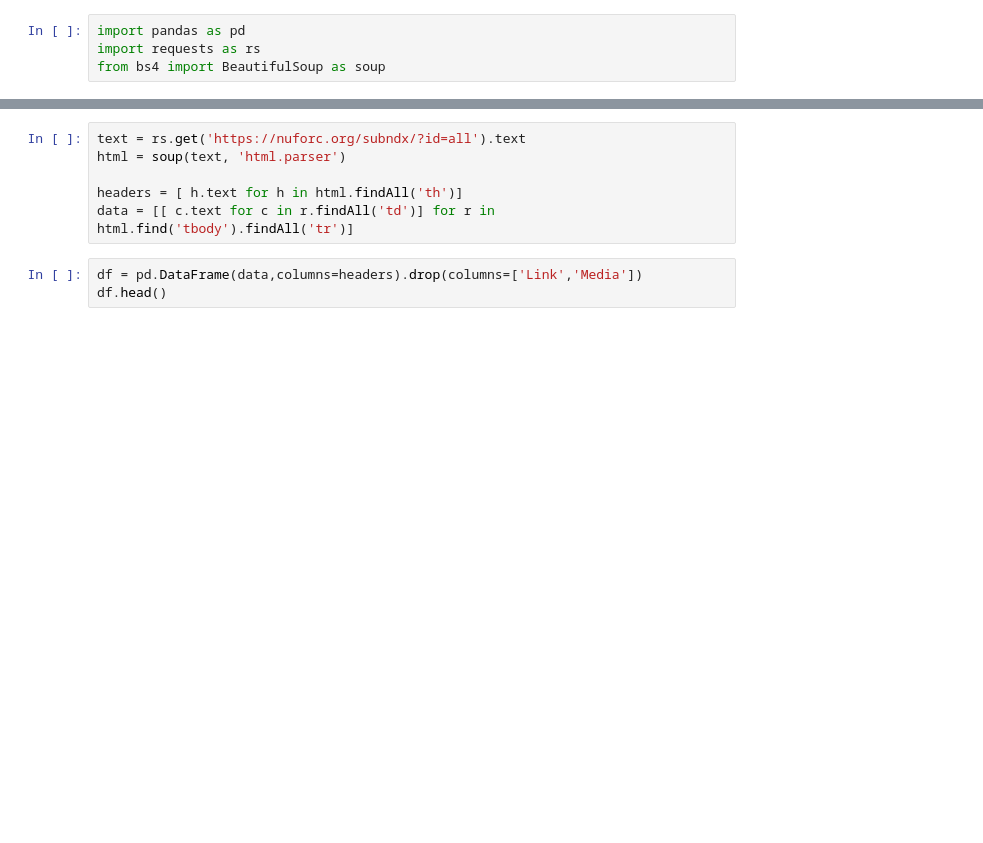
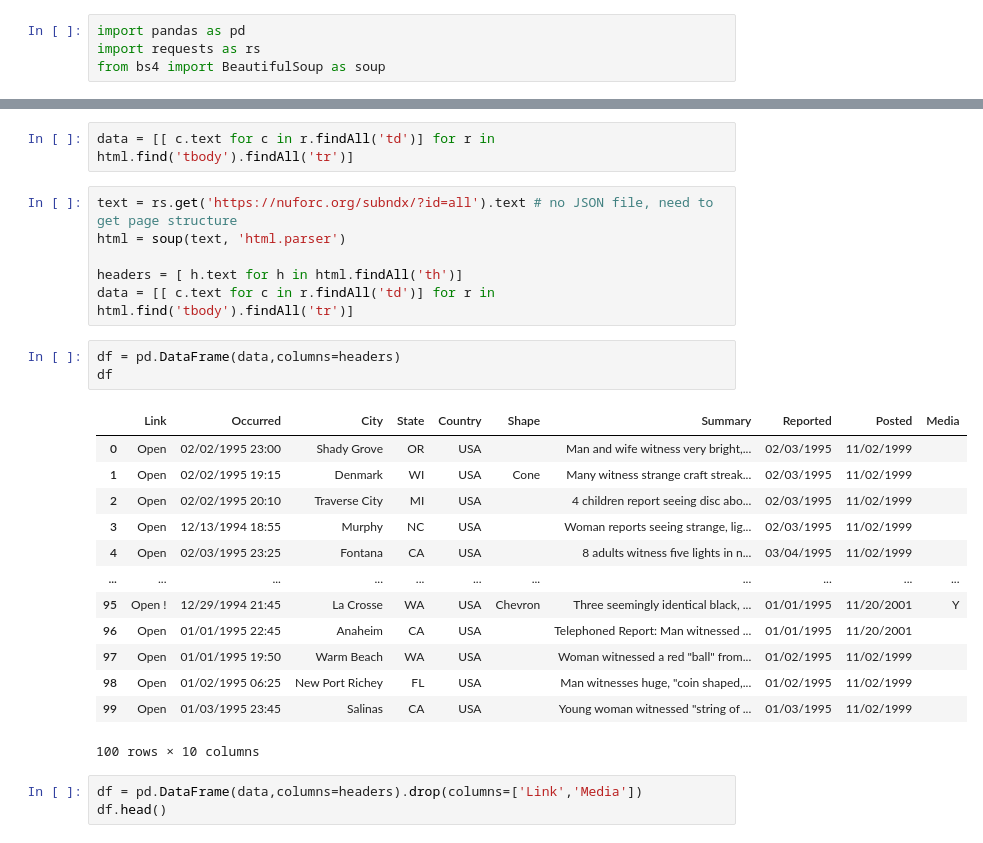
Before and after one commit to teelam1910/UFO_Sightings_Analysis, a Jupyter notebook: UFO_nuforc_webscraping.ipynb, the cells around one changed output, grey strips where cells are left out. Drawn from its saved outputs; the diff is of its cells as text; blank space fills up the shorter version.

```diff
--- a/UFO_nuforc_webscraping.ipynb
+++ b/UFO_nuforc_webscraping.ipynb
@@ -5,9 +141,28 @@ from bs4 import BeautifulSoup as soup
+# %%
+data = [[ c.text for c in r.findAll('td')] for r in html.find('tbody').findAll('tr')]
 # %%
-text = rs.get('https://nuforc.org/subndx/?id=all').text
+text = rs.get('https://nuforc.org/subndx/?id=all').text # no JSON file, need to get page structure
 html = soup(text, 'html.parser')
 
 headers = [ h.text for h in html.findAll('th')]
 data = [[ c.text for c in r.findAll('td')] for r in html.find('tbody').findAll('tr')]
+# %%
+df = pd.DataFrame(data,columns=headers)
+df
+# %% [output]
+|  | Link | Occurred | City | State | Country | Shape | Summary | Reported | Posted | Media |
+| 0 | Open | 02/02/1995 23:00 | Shady Grove | OR | USA |  | Man and wife witness very bright,... | 02/03/1995 | 11/02/1999 |  |
+| 1 | Open | 02/02/1995 19:15 | Denmark | WI | USA | Cone | Many witness strange craft streak... | 02/03/1995 | 11/02/1999 |  |
+| 2 | Open | 02/02/1995 20:10 | Traverse City | MI | USA |  | 4 children report seeing disc abo... | 02/03/1995 | 11/02/1999 |  |
+| 3 | Open | 12/13/1994 18:55 | Murphy | NC | USA |  | Woman reports seeing strange, lig... | 02/03/1995 | 11/02/1999 |  |
+| 4 | Open | 02/03/1995 23:25 | Fontana | CA | USA |  | 8 adults witness five lights in n... | 03/04/1995 | 11/02/1999 |  |
+| ... | ... | ... | ... | ... | ... | ... | ... | ... | ... | ... |
+| 95 | Open ! | 12/29/1994 21:45 | La Crosse | WA | USA | Chevron | Three seemingly identical black, ... | 01/01/1995 | 11/20/2001 | Y |
+| 96 | Open | 01/01/1995 22:45 | Anaheim | CA | USA |  | Telephoned Report: Man witnessed ... | 01/01/1995 | 11/20/2001 |  |
+| 97 | Open | 01/01/1995 19:50 | Warm Beach | WA | USA |  | Woman witnessed a red "ball" from... | 01/02/1995 | 11/02/1999 |  |
+| 98 | Open | 01/02/1995 06:25 | New Port Richey | FL | USA |  | Man witnesses huge, "coin shaped,... | 01/02/1995 | 11/02/1999 |  |
+| 99 | Open | 01/03/1995 23:45 | Salinas | CA | USA |  | Young woman witnessed "string of ... | 01/03/1995 | 11/02/1999 |  |
+100 rows × 10 columns
 # %%
 df = pd.DataFrame(data,columns=headers).drop(columns=['Link','Media'])
 df.head()
```
Also changed, not shown: parts of 15 cells of this notebook, 1 other file.
